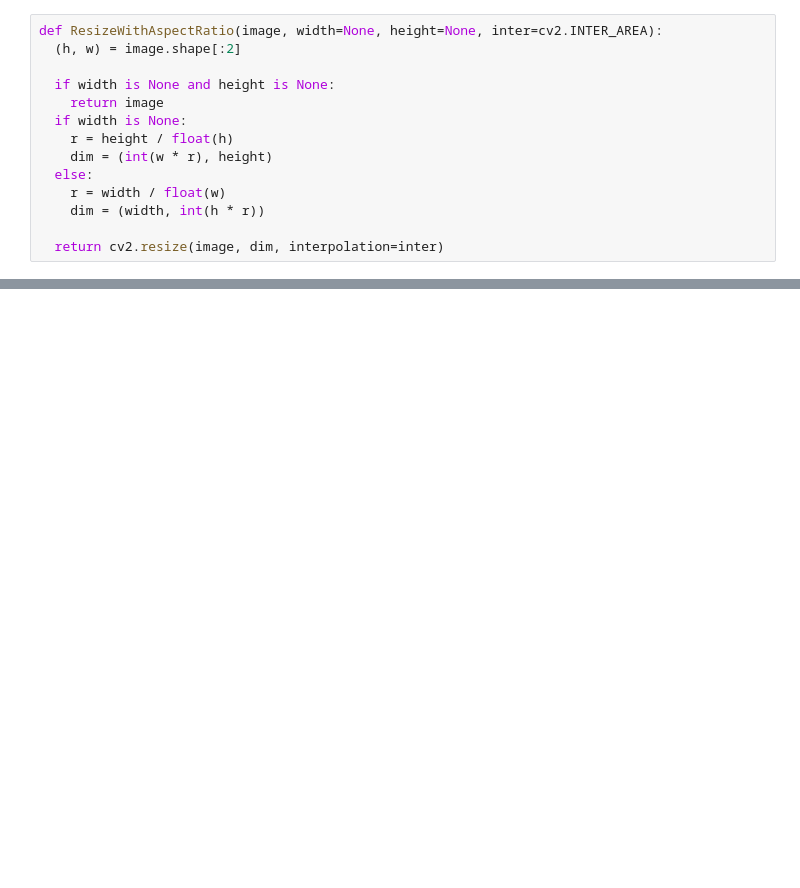
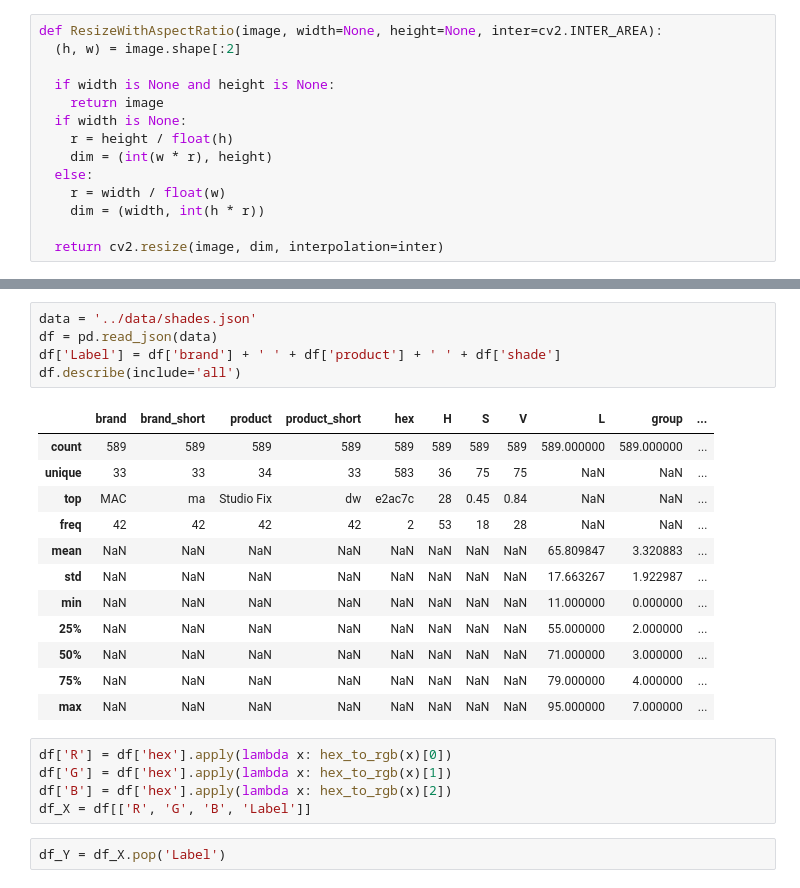
Before and after one commit to mkhoa/WB_sRGB, a Jupyter notebook: WB_sRGB_Python/notebook.ipynb, the cells around one changed output, grey strips where cells are left out. Saved outputs shown, nothing was run; the diff lists cells and outputs as text; blank space fills up the shorter version.

```diff
--- a/WB_sRGB_Python/notebook.ipynb
+++ b/WB_sRGB_Python/notebook.ipynb
@@ -91,0 +122,25 @@ array([[[0.57528675, 0.5320941 , 0.50691694],
+# %%
+data = '../data/shades.json'
+df = pd.read_json(data)
+df['Label'] = df['brand'] + ' ' + df['product'] + ' ' + df['shade']
+df.describe(include='all')
+# %% [output]
+|  | brand | brand_short | product | product_short | hex | H | S | V | L | group | ... |
+| count | 589 | 589 | 589 | 589 | 589 | 589 | 589 | 589 | 589.000000 | 589.000000 | ... |
+| unique | 33 | 33 | 34 | 33 | 583 | 36 | 75 | 75 | NaN | NaN | ... |
+| top | MAC | ma | Studio Fix | dw | e2ac7c | 28 | 0.45 | 0.84 | NaN | NaN | ... |
+| freq | 42 | 42 | 42 | 42 | 2 | 53 | 18 | 28 | NaN | NaN | ... |
+| mean | NaN | NaN | NaN | NaN | NaN | NaN | NaN | NaN | 65.809847 | 3.320883 | ... |
+| std | NaN | NaN | NaN | NaN | NaN | NaN | NaN | NaN | 17.663267 | 1.922987 | ... |
+| min | NaN | NaN | NaN | NaN | NaN | NaN | NaN | NaN | 11.000000 | 0.000000 | ... |
+| 25% | NaN | NaN | NaN | NaN | NaN | NaN | NaN | NaN | 55.000000 | 2.000000 | ... |
+| 50% | NaN | NaN | NaN | NaN | NaN | NaN | NaN | NaN | 71.000000 | 3.000000 | ... |
+| 75% | NaN | NaN | NaN | NaN | NaN | NaN | NaN | NaN | 79.000000 | 4.000000 | ... |
+| max | NaN | NaN | NaN | NaN | NaN | NaN | NaN | NaN | 95.000000 | 7.000000 | ... |
+# %%
+df['R'] = df['hex'].apply(lambda x: hex_to_rgb(x)[0])
+df['G'] = df['hex'].apply(lambda x: hex_to_rgb(x)[1])
+df['B'] = df['hex'].apply(lambda x: hex_to_rgb(x)[2])
+df_X = df[['R', 'G', 'B', 'Label']]
+# %%
+df_Y = df_X.pop('Label')
```
Also changed, not shown: parts of 18 cells of this notebook, 5 other files.
